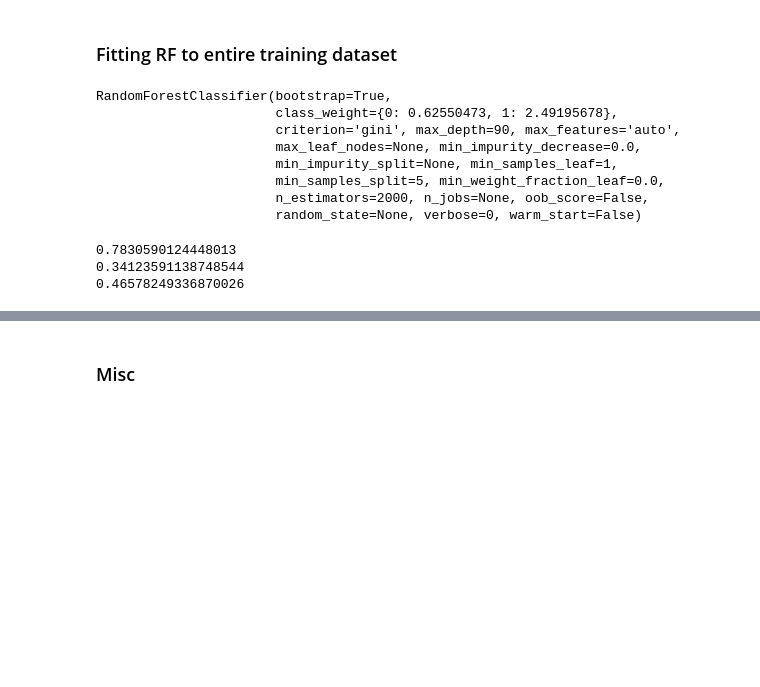
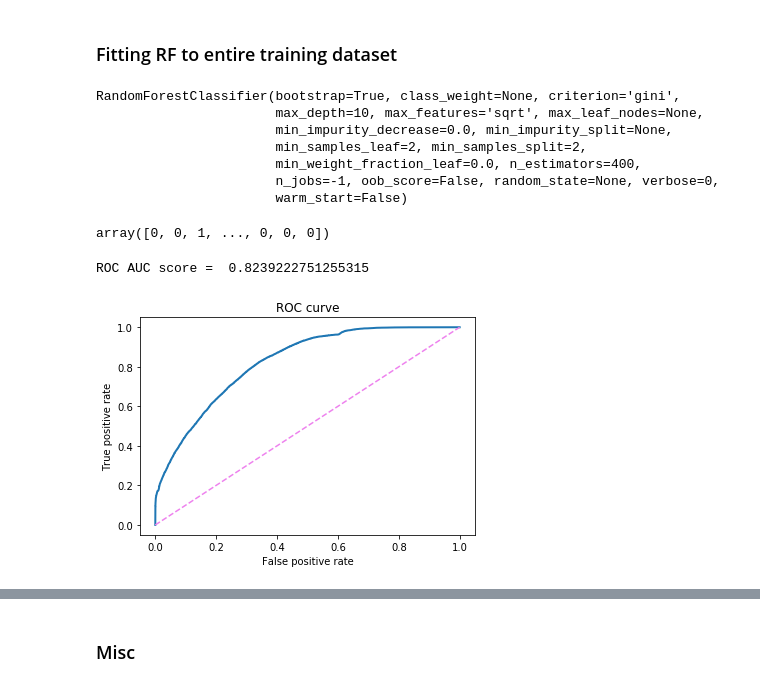
Before and after one commit to adelweiss/MedicalAppt, a Jupyter notebook: Notebooks/Analysis.ipynb, the cells around one changed output, grey strips where cells are left out. Saved outputs shown, nothing was run; the diff lists cells and outputs as text; code cells hidden in the pictures; blank space fills up the shorter version.

```diff
--- a/Notebooks/Analysis.ipynb
+++ b/Notebooks/Analysis.ipynb
@@ -289,7 +268,7 @@ scaled_X_test = scaler.transform(X_test)
 
 k_range = list(range(1, 31))
 param_dist = dict(n_neighbors=k_range)
-rand = RandomizedSearchCV(knn, param_dist, cv=5, scoring='accuracy', n_iter=10, random_state=42)
+rand = RandomizedSearchCV(knn, param_dist, cv=3, scoring='accuracy', verbose=2, random_state=42, n_jobs = -1)
 rand.fit(scaled_X_train, y_train)
 
 rand.best_params_
@@ -305,7 +289,7 @@ scaled_X_train = scaler.fit_transform(X_train)
 scaled_X_test = scaler.transform(X_test)
 
 svm_random_grid = {'C': [0.001, 0.01, 0.1, 1, 10],
- 'gamma': [0.001, 0.01, 0.1, 1], 'class_weight':[{0:0.62550473,1:2.49195678}]}
+ 'gamma': [0.001, 0.01, 0.1, 1]} #'class_weight':[{0:0.62550473,1:2.49195678}]}
 
 svm_random = RandomizedSearchCV(estimator = svm.SVC(kernel ='rbf'), param_distributions = svm_random_grid,
                                 n_iter = 10, cv = 3, verbose=2, random_state=42, n_jobs = -1)
@@ -440,7 +415,7 @@ random_grid = {'max_depth': [10, 20, 30, 40, 50, 60, 70, 80, 90, 100, None],
  'n_estimators': [200, 400, 600, 800, 1000, 1200, 1400, 1600, 1800, 2000],
               'class_weight':[{0:0.62550473,1:2.49195678}]}
 
-rf_random = RandomizedSearchCV(estimator = rf, param_distributions = random_grid
+rf_random = RandomizedSearchCV(estimator = RandomForestClassifier() , scoring = 'accuracy', param_distributions = random_grid
                                , n_iter = 10, cv = 3, verbose=2, random_state=42, n_jobs = -1)
 # Fit the random search model
 rf_random.fit(scaled_X_train, y_train)
@@ -535,14 +518,15 @@ scaler = StandardScaler()
 scaled_X_train = scaler.fit_transform(X_train)
 scaled_X_test = scaler.transform(X_test)
 
+rf = RandomForestClassifier(n_estimators = 400, min_samples_split = 2, min_samples_leaf = 2,
+                                max_features = 'sqrt', max_depth = 10, n_jobs = -1)
 rf.fit(scaled_X_train, y_train)
 # %% [output]
-RandomForestClassifier(bootstrap=True,
-                       class_weight={0: 0.62550473, 1: 2.49195678},
-                       criterion='gini', max_depth=90, max_features='auto',
-                       max_leaf_nodes=None, min_impurity_decrease=0.0,
-                       min_impurity_split=None, min_samples_leaf=1,
-                       min_samples_split=5, min_weight_fraction_leaf=0.0,
-                       n_estimators=2000, n_jobs=None, oob_score=False,
-                       random_state=None, verbose=0, warm_start=False)
+RandomForestClassifier(bootstrap=True, class_weight=None, criterion='gini',
+                       max_depth=10, max_features='sqrt', max_leaf_nodes=None,
+                       min_impurity_decrease=0.0, min_impurity_split=None,
+                       min_samples_leaf=2, min_samples_split=2,
+                       min_weight_fraction_leaf=0.0, n_estimators=400,
+                       n_jobs=-1, oob_score=False, random_state=None, verbose=0,
+                       warm_start=False)
 # %%
@@ -550,8 +534,19 @@ y_predict = rf.predict(scaled_X_test)
-# %%
-print(accuracy_score(y_test, y_predict))
-print(recall_score(y_test, y_predict))
-print (precision_score(y_test, y_predict))
-# %% [output]
-0.7830590124448013
-0.34123591138748544
-0.46578249336870026
+# %%
+y_predict
+# %% [output]
+array([0, 0, 1, ..., 0, 0, 0])
+# %%
+fpr, tpr, thresholds = roc_curve(y_train, rf.predict_proba(scaled_X_train)[:,1])
+
+plt.plot(fpr, tpr,lw=2)
+plt.plot([0,1],[0,1],c='violet',ls='--')
+plt.xlim([-0.05,1.05])
+plt.ylim([-0.05,1.05])
+
+plt.xlabel('False positive rate')
+plt.ylabel('True positive rate')
+plt.title('ROC curve');
+print("ROC AUC score = ", roc_auc_score(y_train, rf.predict_proba(scaled_X_train)[:,1]))
+# %% [output]
+ROC AUC score =  0.8239222751255315
+[figure, added]
```
Also changed, not shown: parts of 24 cells of this notebook.
